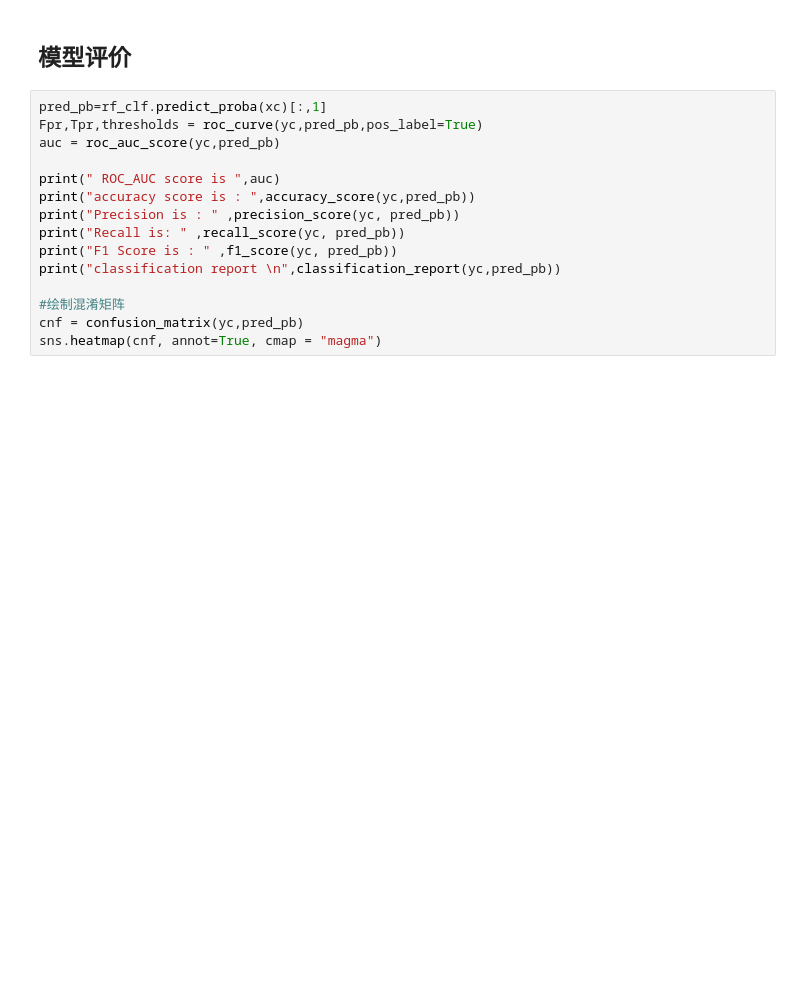
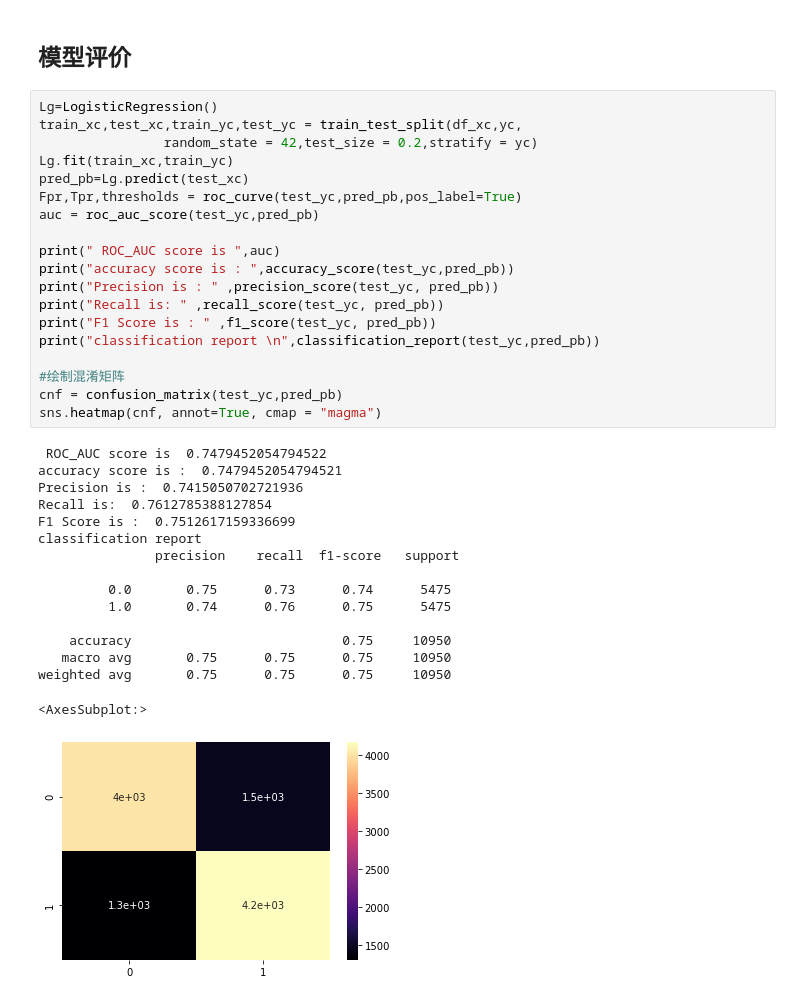
Before and after one commit to YinuoWen/logistic-regression-for-CDC-heart-disease, a Jupyter notebook: LGBM.ipynb, the cells around one changed output. Drawn from its saved outputs; the diff is of its cells as text; blank space fills up the shorter version.

```diff
--- a/LGBM.ipynb
+++ b/LGBM.ipynb
@@ -341,20 +344,41 @@ roc_auc_score: 0.818159621359021
 # %% [markdown]
 ## 模型评价
 # %%
-pred_pb=rf_clf.predict_proba(xc)[:,1]
-Fpr,Tpr,thresholds = roc_curve(yc,pred_pb,pos_label=True)
-auc = roc_auc_score(yc,pred_pb)
+Lg=LogisticRegression()
+train_xc,test_xc,train_yc,test_yc = train_test_split(df_xc,yc,
+                random_state = 42,test_size = 0.2,stratify = yc)
+Lg.fit(train_xc,train_yc)
+pred_pb=Lg.predict(test_xc)
+Fpr,Tpr,thresholds = roc_curve(test_yc,pred_pb,pos_label=True)
+auc = roc_auc_score(test_yc,pred_pb)
 
 print(" ROC_AUC score is ",auc)
-print("accuracy score is : ",accuracy_score(yc,pred_pb))
-print("Precision is : " ,precision_score(yc, pred_pb))
-print("Recall is: " ,recall_score(yc, pred_pb))
-print("F1 Score is : " ,f1_score(yc, pred_pb))
-print("classification report \n",classification_report(yc,pred_pb))
+print("accuracy score is : ",accuracy_score(test_yc,pred_pb))
+print("Precision is : " ,precision_score(test_yc, pred_pb))
+print("Recall is: " ,recall_score(test_yc, pred_pb))
+print("F1 Score is : " ,f1_score(test_yc, pred_pb))
+print("classification report \n",classification_report(test_yc,pred_pb))
 
 #绘制混淆矩阵
-cnf = confusion_matrix(yc,pred_pb)
+cnf = confusion_matrix(test_yc,pred_pb)
 sns.heatmap(cnf, annot=True, cmap = "magma")
+# %% [output]
+ ROC_AUC score is  0.7479452054794522
+accuracy score is :  0.7479452054794521
+Precision is :  0.7415050702721936
+Recall is:  0.7612785388127854
+F1 Score is :  0.7512617159336699
+classification report
+               precision    recall  f1-score   support
+
+         0.0       0.75      0.73      0.74      5475
+         1.0       0.74      0.76      0.75      5475
+
+    accuracy                           0.75     10950
+   macro avg       0.75      0.75      0.75     10950
+weighted avg       0.75      0.75      0.75     10950
+<AxesSubplot:>
+[figure, added]
 # %%
 from lightgbm import LGBMClassifier
 
```
Also changed, not shown: parts of 6 cells of this notebook.
